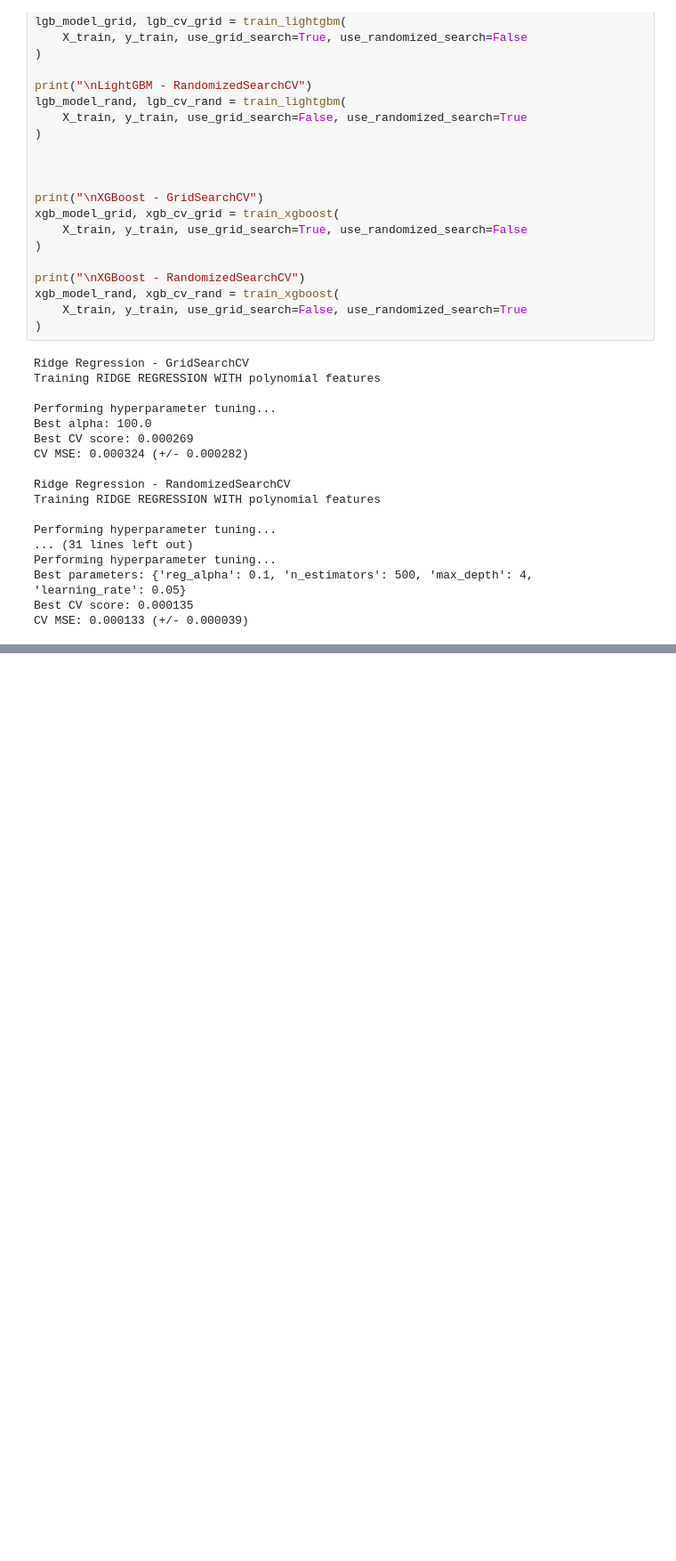
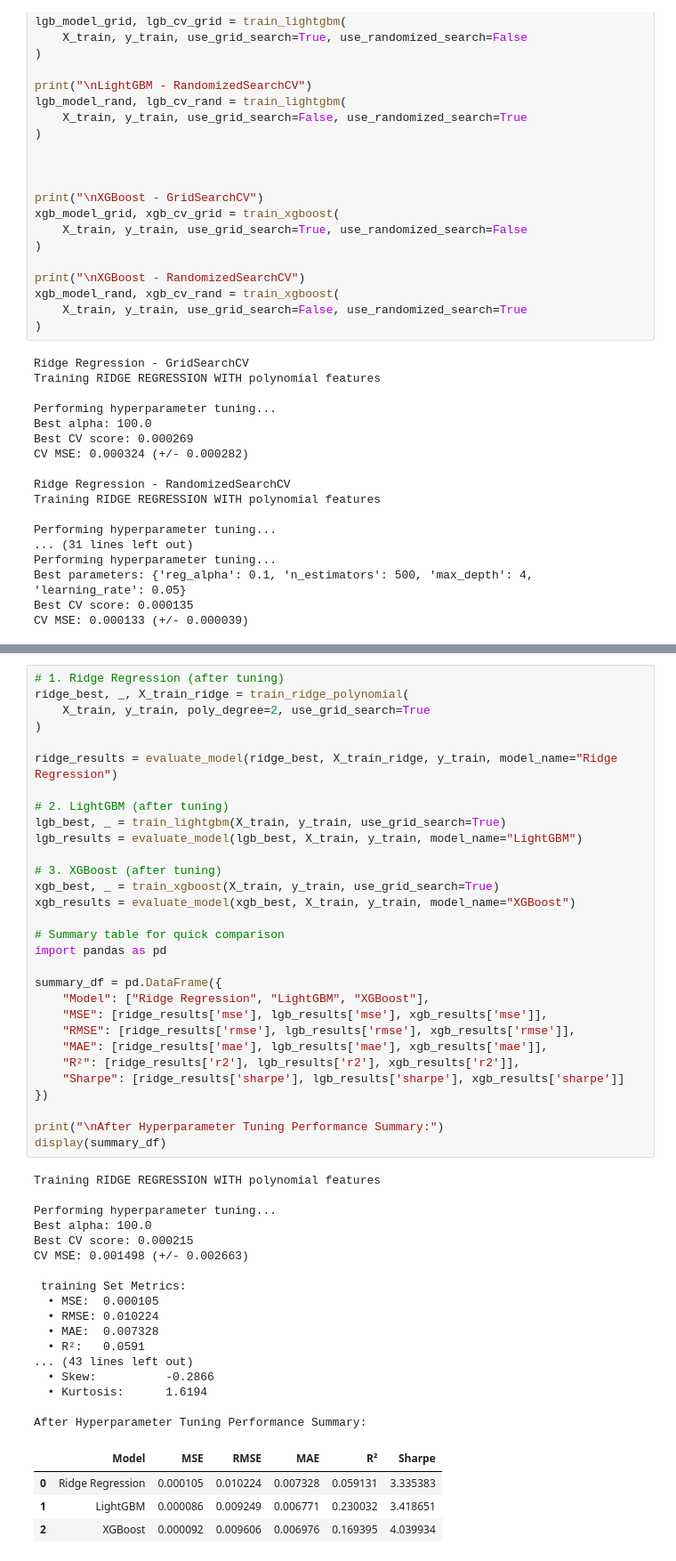
Before and after one commit to SidSrinath/ML_Project, a Jupyter notebook: ML_Proj (1).ipynb, the cells around one changed output, grey strips where cells are left out. Shown at 89% size. Drawn from its saved outputs; the diff is of its cells as text; blank space fills up the shorter version.

```diff
--- a/ML_Proj (1).ipynb
+++ b/ML_Proj (1).ipynb
@@ -4146,3 +4134,55 @@ Reason for using two techniques:
 * Sharpe Ratio – used for evaluating returns in the Hull market prediction project.
 
 The CV MSE values indicate the generalization performance of each model, and the tuning results show how GridSearchCV and RandomizedSearchCV helped identify the best hyperparameters.
+# %%
+# 1. Ridge Regression (after tuning)
+ridge_best, _, X_train_ridge = train_ridge_polynomial(
+    X_train, y_train, poly_degree=2, use_grid_search=True
+)
+
+ridge_results = evaluate_model(ridge_best, X_train_ridge, y_train, model_name="Ridge Regression")
+
+# 2. LightGBM (after tuning)
+lgb_best, _ = train_lightgbm(X_train, y_train, use_grid_search=True)
+lgb_results = evaluate_model(lgb_best, X_train, y_train, model_name="LightGBM")
+
+# 3. XGBoost (after tuning)
+xgb_best, _ = train_xgboost(X_train, y_train, use_grid_search=True)
+xgb_results = evaluate_model(xgb_best, X_train, y_train, model_name="XGBoost")
+
+# Summary table for quick comparison
+import pandas as pd
+
+summary_df = pd.DataFrame({
+    "Model": ["Ridge Regression", "LightGBM", "XGBoost"],
+    "MSE": [ridge_results['mse'], lgb_results['mse'], xgb_results['mse']],
+    "RMSE": [ridge_results['rmse'], lgb_results['rmse'], xgb_results['rmse']],
+    "MAE": [ridge_results['mae'], lgb_results['mae'], xgb_results['mae']],
+    "R²": [ridge_results['r2'], lgb_results['r2'], xgb_results['r2']],
+    "Sharpe": [ridge_results['sharpe'], lgb_results['sharpe'], xgb_results['sharpe']]
+})
+
+print("\nAfter Hyperparameter Tuning Performance Summary:")
+display(summary_df)
+# %% [output]
+Training RIDGE REGRESSION WITH polynomial features
+
+Performing hyperparameter tuning...
+Best alpha: 100.0
+Best CV score: 0.000215
+CV MSE: 0.001498 (+/- 0.002663)
+
+ training Set Metrics:
+  • MSE:  0.000105
+  • RMSE: 0.010224
+  • MAE:  0.007328
+  • R²:   0.0591
+... (43 lines left out)
+  • Skew:          -0.2866
+  • Kurtosis:      1.6194
+
+After Hyperparameter Tuning Performance Summary:
+|  | Model | MSE | RMSE | MAE | R² | Sharpe |
+| 0 | Ridge Regression | 0.000105 | 0.010224 | 0.007328 | 0.059131 | 3.335383 |
+| 1 | LightGBM | 0.000086 | 0.009249 | 0.006771 | 0.230032 | 3.418651 |
+| 2 | XGBoost | 0.000092 | 0.009606 | 0.006976 | 0.169395 | 4.039934 |
```
Also changed, not shown: parts of 18 cells of this notebook, 11 other files.
